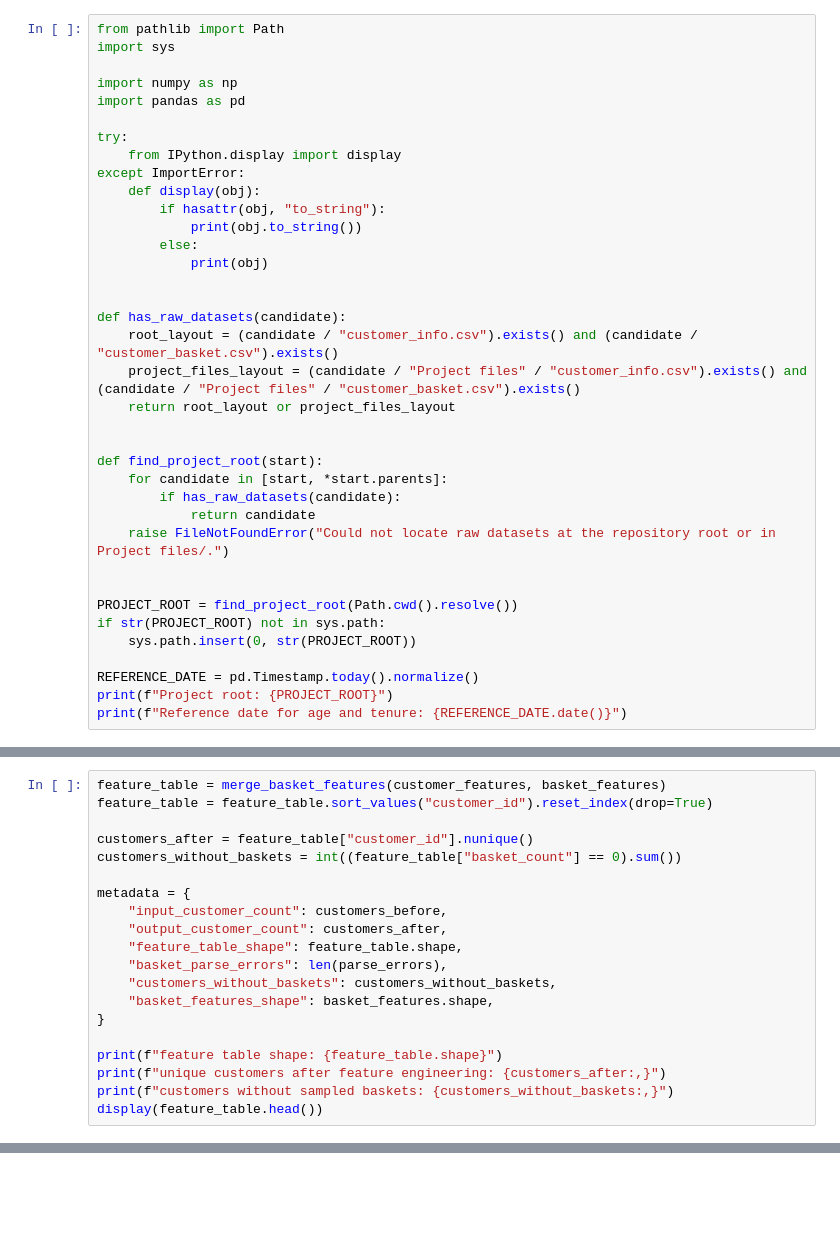
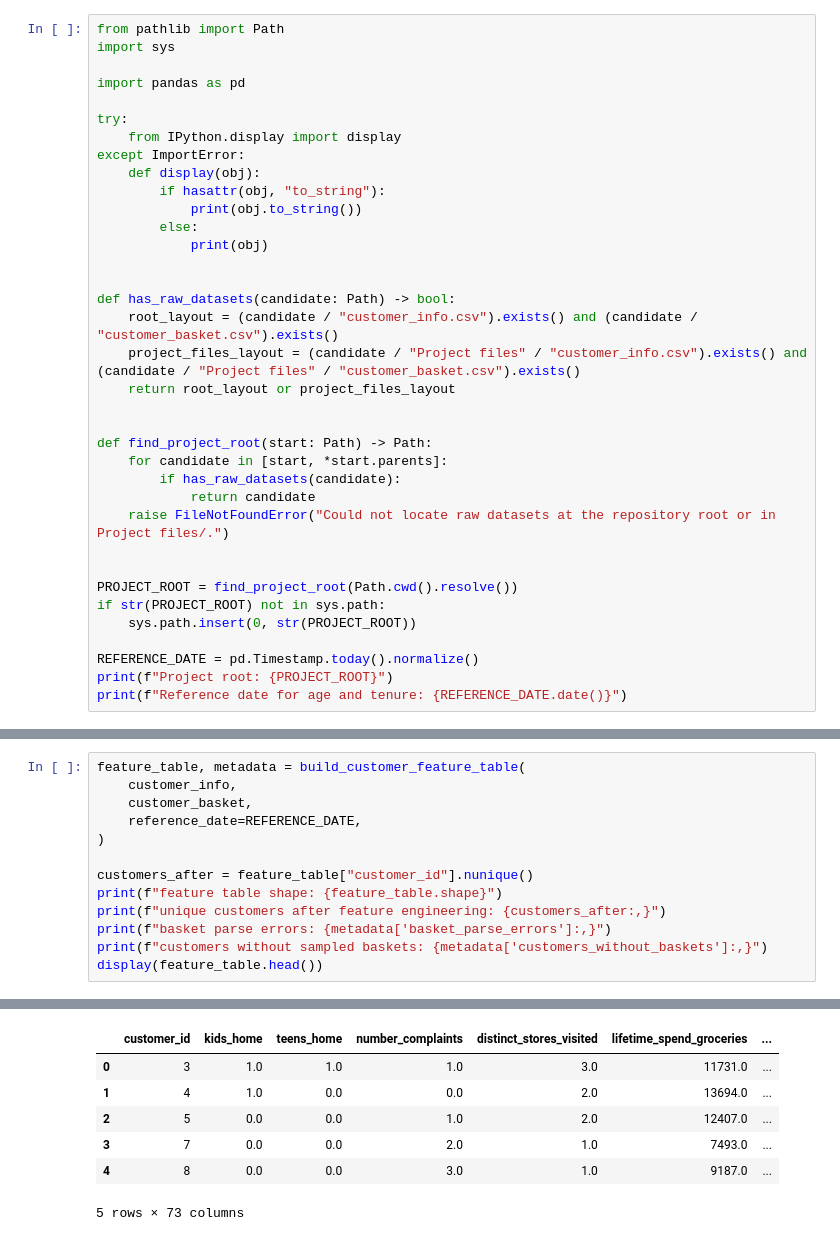
Before and after one commit to pedromariaanf-a11y/ML-II-projeto-final, a Jupyter notebook: notebooks/02_preprocessing_features.ipynb, the cells around one changed output, grey strips where cells are left out. Saved outputs shown, nothing was run; the diff lists cells and outputs as text; blank space fills up the shorter version.

```diff
--- a/notebooks/02_preprocessing_features.ipynb
+++ b/notebooks/02_preprocessing_features.ipynb
@@ -8,7 +8,6 @@ No clustering is performed and no final output file is created.
 from pathlib import Path
 import sys
 
-import numpy as np
 import pandas as pd
 
 try:
@@ -21,13 +20,13 @@ except ImportError:
             print(obj)
 
 
-def has_raw_datasets(candidate):
+def has_raw_datasets(candidate: Path) -> bool:
     root_layout = (candidate / "customer_info.csv").exists() and (candidate / "customer_basket.csv").exists()
     project_files_layout = (candidate / "Project files" / "customer_info.csv").exists() and (candidate / "Project files" / "customer_basket.csv").exists()
     return root_layout or project_files_layout
 
 
-def find_project_root(start):
+def find_project_root(start: Path) -> Path:
     for candidate in [start, *start.parents]:
         if has_raw_datasets(candidate):
             return candidate
@@ -166,20 +76,14 @@ The merge is a left join from `customer_info`-based features to basket features.
 # %%
-feature_table = merge_basket_features(customer_features, basket_features)
-feature_table = feature_table.sort_values("customer_id").reset_index(drop=True)
+feature_table, metadata = build_customer_feature_table(
+    customer_info,
+    customer_basket,
+    reference_date=REFERENCE_DATE,
+)
 
 customers_after = feature_table["customer_id"].nunique()
-customers_without_baskets = int((feature_table["basket_count"] == 0).sum())
-
-metadata = {
-    "input_customer_count": customers_before,
-    "output_customer_count": customers_after,
-    "feature_table_shape": feature_table.shape,
-    "basket_parse_errors": len(parse_errors),
-    "customers_without_baskets": customers_without_baskets,
-    "basket_features_shape": basket_features.shape,
-}
-
 print(f"feature table shape: {feature_table.shape}")
 print(f"unique customers after feature engineering: {customers_after:,}")
-print(f"customers without sampled baskets: {customers_without_baskets:,}")
+print(f"basket parse errors: {metadata['basket_parse_errors']:,}")
+print(f"customers without sampled baskets: {metadata['customers_without_baskets']:,}")
 display(feature_table.head())
+# %% [output]
@@ -185,0 +94,7 @@ display(feature_table.head())
+|  | customer_id | kids_home | teens_home | number_complaints | distinct_stores_visited | lifetime_spend_groceries | ... |
+| 0 | 3 | 1.0 | 1.0 | 1.0 | 3.0 | 11731.0 | ... |
+| 1 | 4 | 1.0 | 0.0 | 0.0 | 2.0 | 13694.0 | ... |
+| 2 | 5 | 0.0 | 0.0 | 1.0 | 2.0 | 12407.0 | ... |
+| 3 | 7 | 0.0 | 0.0 | 2.0 | 1.0 | 7493.0 | ... |
+| 4 | 8 | 0.0 | 0.0 | 3.0 | 1.0 | 9187.0 | ... |
+5 rows × 73 columns
```
Also changed, not shown: parts of 42 cells of this notebook.
